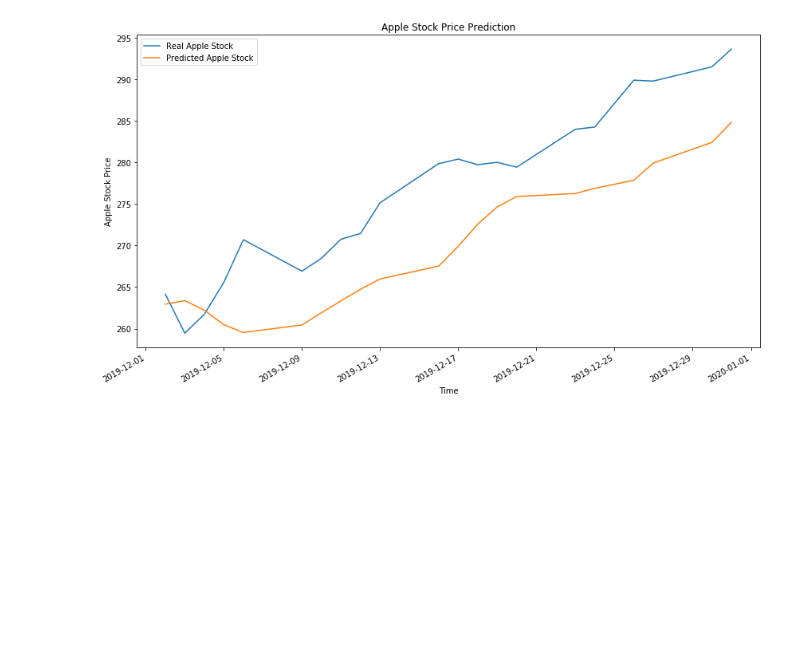
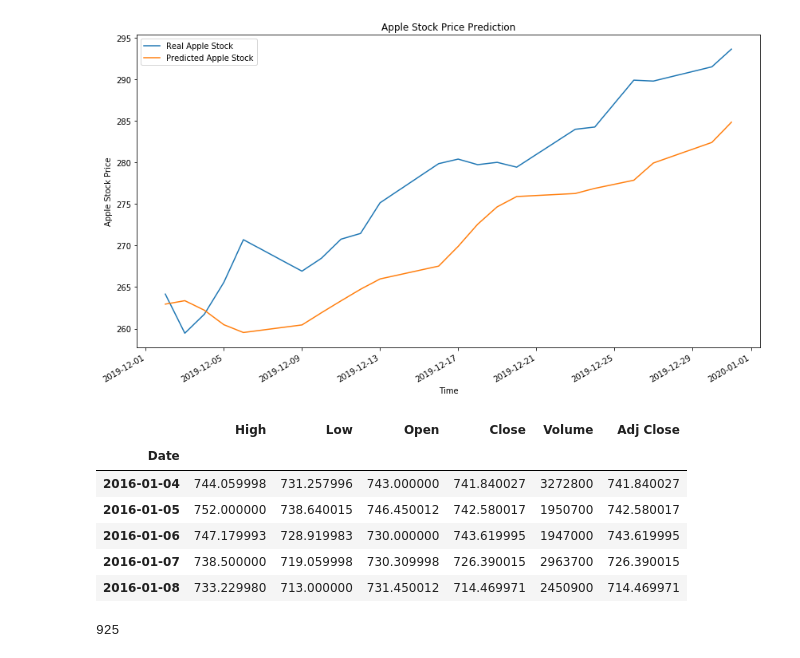
Before and after one commit to cjayidoko/Apple_Stock_prediction, a Jupyter notebook: StockPredictions.ipynb, the cells around one changed output. Drawn from its saved outputs; the diff is of its cells as text; code cells hidden in the pictures; blank space fills up the shorter version.

```diff
--- a/StockPredictions.ipynb
+++ b/StockPredictions.ipynb
@@ -237,0 +275,14 @@ plt.show()
+# %%
+google.head()
+# %% [output]
+|  | High | Low | Open | Close | Volume | Adj Close |
+| Date |  |  |  |  |  |  |
+| 2016-01-04 | 744.059998 | 731.257996 | 743.000000 | 741.840027 | 3272800 | 741.840027 |
+| 2016-01-05 | 752.000000 | 738.640015 | 746.450012 | 742.580017 | 1950700 | 742.580017 |
+| 2016-01-06 | 747.179993 | 728.919983 | 730.000000 | 743.619995 | 1947000 | 743.619995 |
+| 2016-01-07 | 738.500000 | 719.059998 | 730.309998 | 726.390015 | 2963700 | 726.390015 |
+| 2016-01-08 | 733.229980 | 713.000000 | 731.450012 | 714.469971 | 2450900 | 714.469971 |
+# %%
+len(X_train)
+# %% [output]
+925
```
Also changed, not shown: parts of 16 cells of this notebook.
